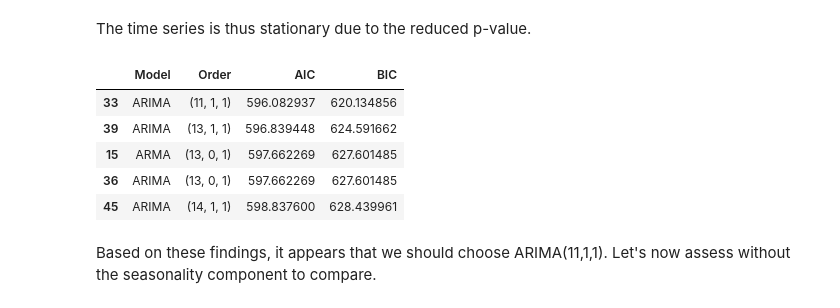
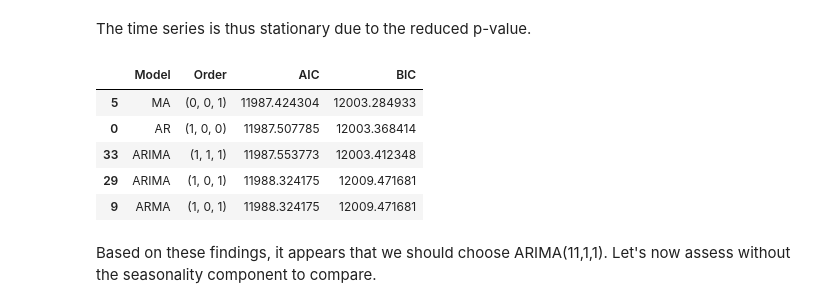
Before and after one commit to JZembower/Final-Project-Applied-Stats-and-Modeling, a Jupyter notebook: Final_Project.ipynb, the cells around one changed output. Drawn from its saved outputs; the diff is of its cells as text; code cells hidden in the pictures.

```diff
--- a/Final_Project.ipynb
+++ b/Final_Project.ipynb
@@ -1890,16 +2029,17 @@ The time series is thus stationary due to the reduced p-value.
 # Order for d
 d_orders_website_traffic = [0,1]
 # %%
+warnings.filterwarnings("ignore")
 # Looking at the best AR, MA, And d components for ARIMA models
-model_arima = evaluate_time_series_models(weekly_website_traffic_decomposition['Daily_Visitors'], p_orders_website_traffic, q_orders_website_traffic, d_orders_website_traffic)
+model_arima = evaluate_time_series_models(website_traffic['Daily_Visitors'], p_orders_website_traffic, q_orders_website_traffic, d_orders_website_traffic)
 model_arima.head()
 # %% [output]
 |  | Model | Order | AIC | BIC |
-| 33 | ARIMA | (11, 1, 1) | 596.082937 | 620.134856 |
-| 39 | ARIMA | (13, 1, 1) | 596.839448 | 624.591662 |
-| 15 | ARMA | (13, 0, 1) | 597.662269 | 627.601485 |
-| 36 | ARIMA | (13, 0, 1) | 597.662269 | 627.601485 |
-| 45 | ARIMA | (14, 1, 1) | 598.837600 | 628.439961 |
+| 5 | MA | (0, 0, 1) | 11987.424304 | 12003.284933 |
+| 0 | AR | (1, 0, 0) | 11987.507785 | 12003.368414 |
+| 33 | ARIMA | (1, 1, 1) | 11987.553773 | 12003.412348 |
+| 29 | ARIMA | (1, 0, 1) | 11988.324175 | 12009.471681 |
+| 9 | ARMA | (1, 0, 1) | 11988.324175 | 12009.471681 |
 # %% [markdown]
 Based on these findings, it appears that we should choose ARIMA(11,1,1). Let's now assess without the seasonality component to compare.
 # %%
```
Also changed, not shown: parts of 38 cells of this notebook.
